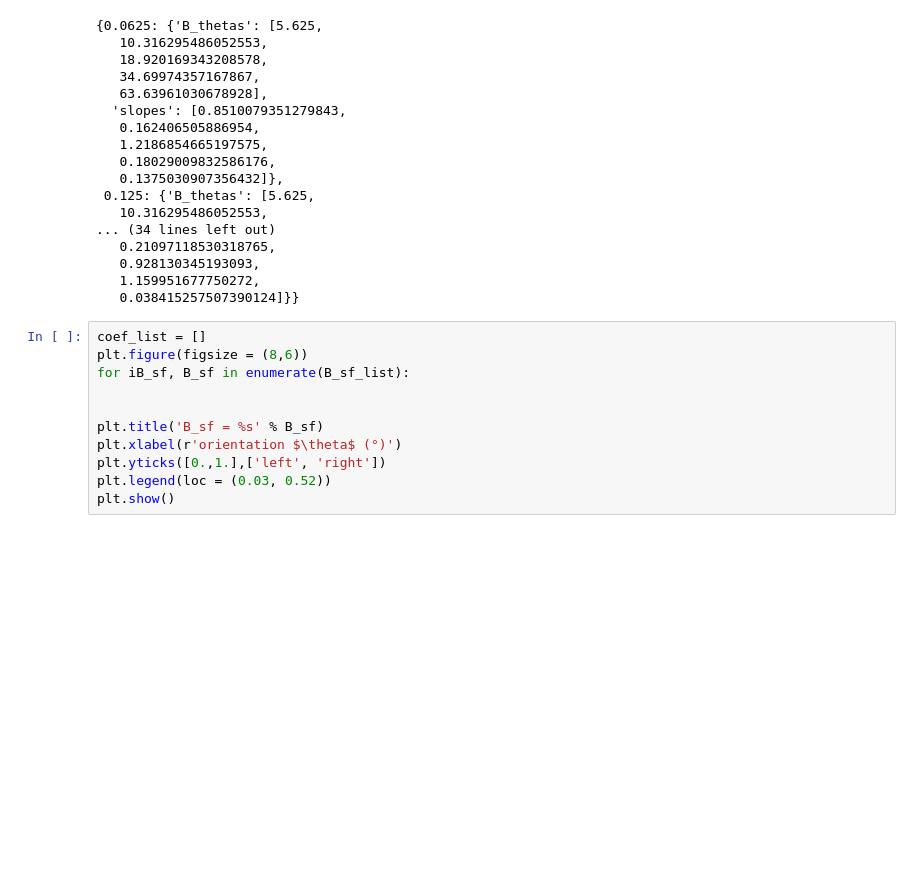
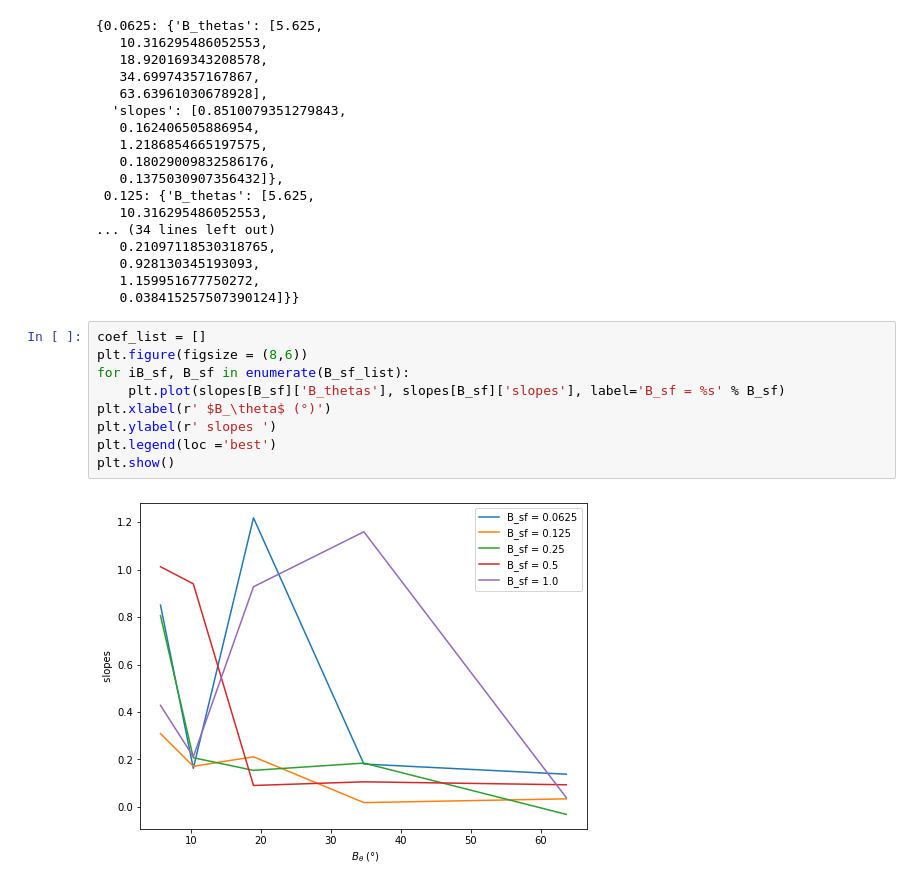
Before and after one commit to jennafradin/MSc-Internship, a Jupyter notebook: Notebooks/W17/30_analysis_sklearn.ipynb, the cells around one changed output. Cells and saved outputs as stored; diff of their text form; blank space fills up the shorter version.

Commit message:
Update 30_analysis_sklearn.ipynb
slopes

```diff
--- a/Notebooks/W17/30_analysis_sklearn.ipynb
+++ b/Notebooks/W17/30_analysis_sklearn.ipynb
@@ -210,11 +210,11 @@ slopes
 # %%
 coef_list = []
 plt.figure(figsize = (8,6))
 for iB_sf, B_sf in enumerate(B_sf_list):
-
-
-plt.title('B_sf = %s' % B_sf)
-plt.xlabel(r'orientation $\theta$ (°)')
-plt.yticks([0.,1.],['left', 'right'])
-plt.legend(loc = (0.03, 0.52))
+    plt.plot(slopes[B_sf]['B_thetas'], slopes[B_sf]['slopes'], label='B_sf = %s' % B_sf)
+plt.xlabel(r' $B_\theta$ (°)')
+plt.ylabel(r' slopes ')
+plt.legend(loc ='best')
 plt.show()
+# %% [output]
+[figure, added]
```
